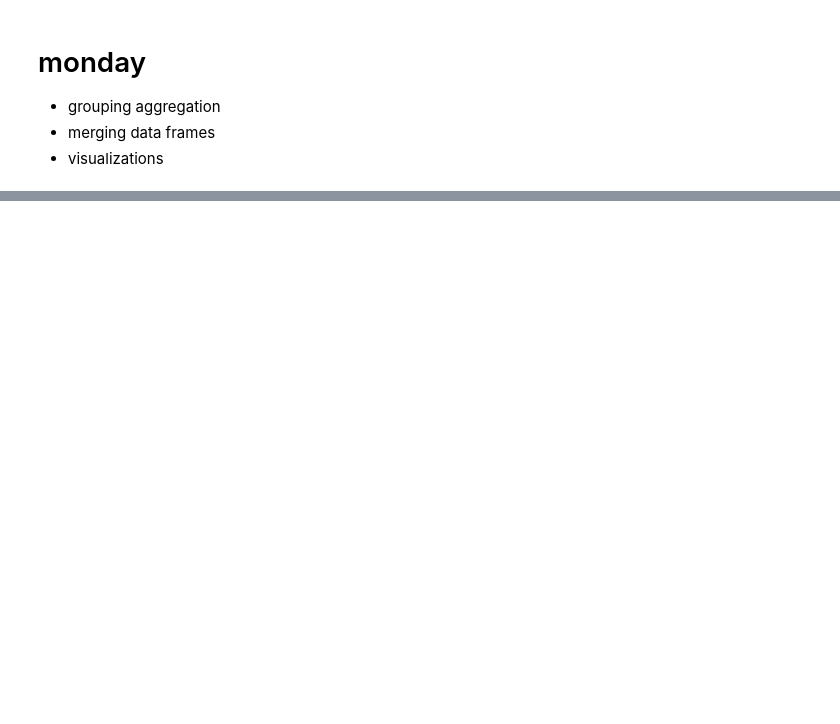
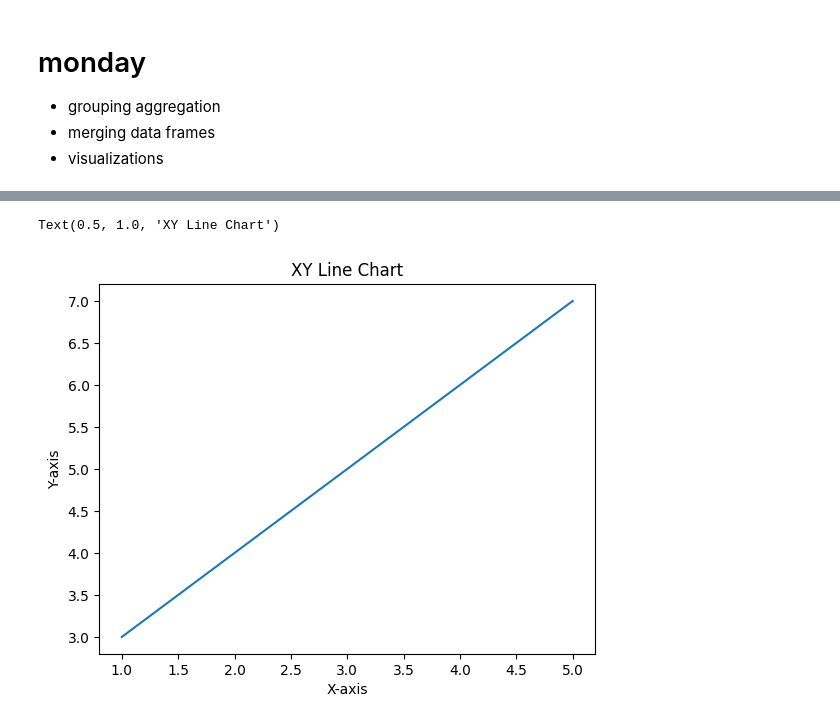
Before and after one commit to Brenda-Mutai/Python-, a Jupyter notebook: data_wrangling.ipynb, the cells around one changed output, grey strips where cells are left out. Cells and saved outputs as stored; diff of their text form; code cells hidden in the pictures; blank space fills up the shorter version.

```diff
--- a/data_wrangling.ipynb
+++ b/data_wrangling.ipynb
@@ -212,0 +301,14 @@ data.head()
+# %%
+## Data Visualizations
+x=[1,2,3,4,5]
+y=[3,4,5,6,7]
+# %%
+#line chart- to visualize trends over time
+#plotting a line chart
+plt.plot(x,y)
+plt.xlabel('X-axis')
+plt.ylabel('Y-axis')
+plt.title('XY Line Chart')
+# %% [output]
+Text(0.5, 1.0, 'XY Line Chart')
+[figure, added]
```
Also changed, not shown: parts of 22 cells of this notebook, 8 other files.
